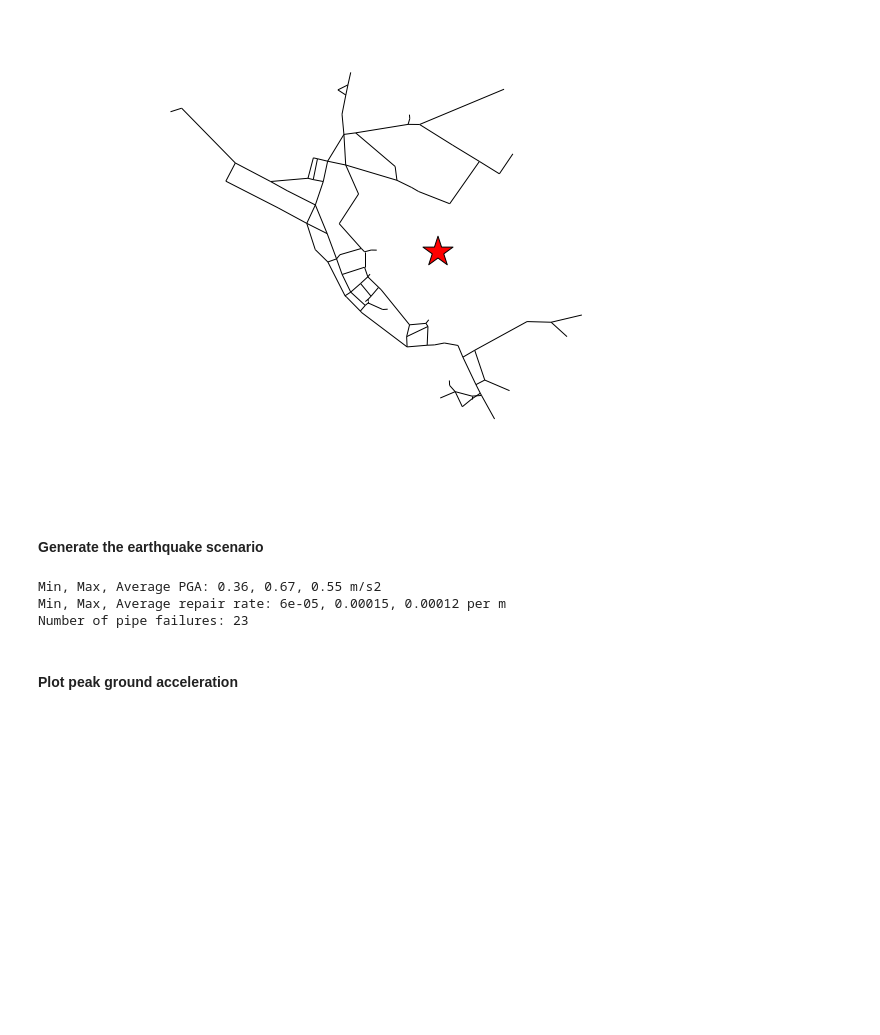
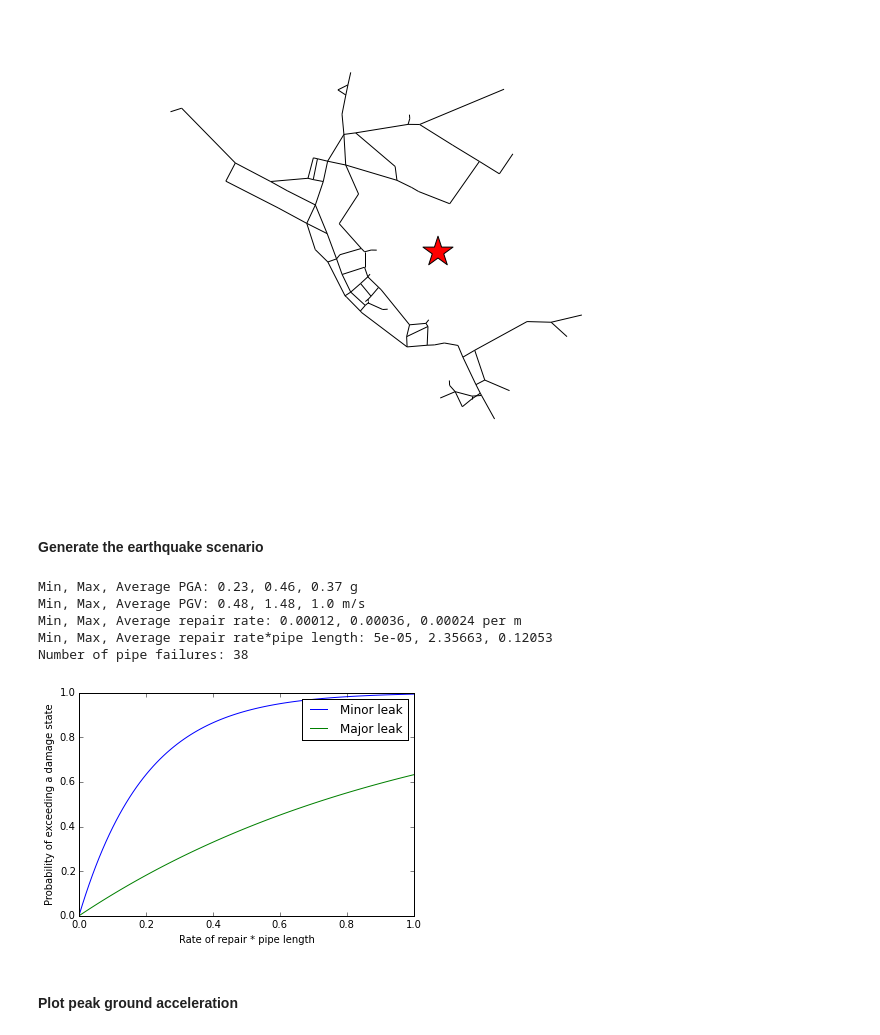
Before and after one commit to USEPA/WNTR, a Jupyter notebook: examples/demo/demo_Net3.ipynb, the cells around one changed output. Drawn from its saved outputs; the diff is of its cells as text; code cells hidden in the pictures; blank space fills up the shorter version.

```diff
--- a/examples/demo/demo_Net3.ipynb
+++ b/examples/demo/demo_Net3.ipynb
@@ -57,20 +58,50 @@ plt.scatter(epicenter[0], epicenter[1], s=1000, c='r', marker='*', zorder=2)
 # %%
 #This scenario assumes uniform pipe and soil type throughout the network.  These parameters can be set for individual pipes
 #PGA = 0.001 g (0.01 m/s2) – perceptible by people
 #PGA = 0.02  g (0.2  m/s2) – people lose their balance
 #PGA = 0.50  g (5 m/s2) – very high; well-designed buildings can survive if the duration is short
 #Repair rate of 1/km (0.001/m) has been suggested as an upper bound
 
 earthquake = wntr.scenario.Earthquake(epicenter, magnitude, depth)
-earthquake.generate(wn)
 
-print "Min, Max, Average PGA: " + str(np.round(np.min(earthquake.pga.values()),2)) + ", " + str(np.round(np.max(earthquake.pga.values()),2)) + ", " + str(np.round(np.mean(earthquake.pga.values()),2)) + " m/s2"
-print "Min, Max, Average repair rate: " + str(np.round(np.min(earthquake.repair_rate.values()),5)) + ", " + str(np.round(np.max(earthquake.repair_rate.values()),5)) + ", " + str(np.round(np.mean(earthquake.repair_rate.values()),5)) + " per m"
-print "Number of pipe failures: " + str(len(earthquake.pipes_to_leak))
+R = earthquake.distance_to_epicenter(wn, element_type=wntr.network.Pipe)
+pga = earthquake.pga_attenuation_model(R)
+pgv = earthquake.pgv_attenuation_model(R)
+RR = earthquake.repair_rate_model(pgv)
+L = pd.Series(wn.query_link_attribute('length', link_type = wntr.network.Pipe))
+
+pipe_FC = wntr.scenario.FragilityCurve()
+pipe_FC.add_state('Minor leak', 1, {'Default': expon(scale=0.2)})
+pipe_FC.add_state('Major leak', 2, {'Default': expon()})
+
+plt.figure()
+x = np.linspace(0,1,100)
+for name, state in pipe_FC.states():
+    dist=state.distribution['Default']
+    plt.plot(x,dist.cdf(x), label=name)
+plt.ylim((0,1))
+plt.xlabel('Rate of repair * pipe length')
+plt.ylabel('Probability of exceeding a damage state')
+plt.legend()
+
+pipe_Pr = pipe_FC.cdf_probability(RR*L)
+pipe_damage_state = pipe_FC.sample_damage_state(pipe_Pr)
+
+pipe_damage_state_map = pipe_FC.get_priority_map()
+pipe_damage_val = pipe_damage_state.map(pipe_damage_state_map)
+
+print "Min, Max, Average PGA: " + str(np.round(pga.min(),2)) + ", " + str(np.round(pga.max(),2)) + ", " + str(np.round(pga.mean(),2)) + " g"
+print "Min, Max, Average PGV: " + str(np.round(pgv.min(),2)) + ", " + str(np.round(pgv.max(),2)) + ", " + str(np.round(pgv.mean(),2)) + " m/s"
+print "Min, Max, Average repair rate: " + str(np.round(RR.min(),5)) + ", " + str(np.round(RR.max(),5)) + ", " + str(np.round(RR.mean(),5)) + " per m"
+print "Min, Max, Average repair rate*pipe length: " + str(np.round((RR*L).min(),5)) + ", " + str(np.round((RR*L).max(),5)) + ", " + str(np.round((RR*L).mean(),5))
+print "Number of pipe failures: " + str(sum(pipe_damage_val > 0))
 # %% [output]
-Min, Max, Average PGA: 0.36, 0.67, 0.55 m/s2
-Min, Max, Average repair rate: 6e-05, 0.00015, 0.00012 per m
-Number of pipe failures: 23
+Min, Max, Average PGA: 0.23, 0.46, 0.37 g
+Min, Max, Average PGV: 0.48, 1.48, 1.0 m/s
+Min, Max, Average repair rate: 0.00012, 0.00036, 0.00024 per m
+Min, Max, Average repair rate*pipe length: 5e-05, 2.35663, 0.12053
+Number of pipe failures: 38
+[figure, added]
 # %% [markdown]
 #### Plot peak ground acceleration
 # %%
```
Also changed, not shown: parts of 9 cells of this notebook, 8 other files.
